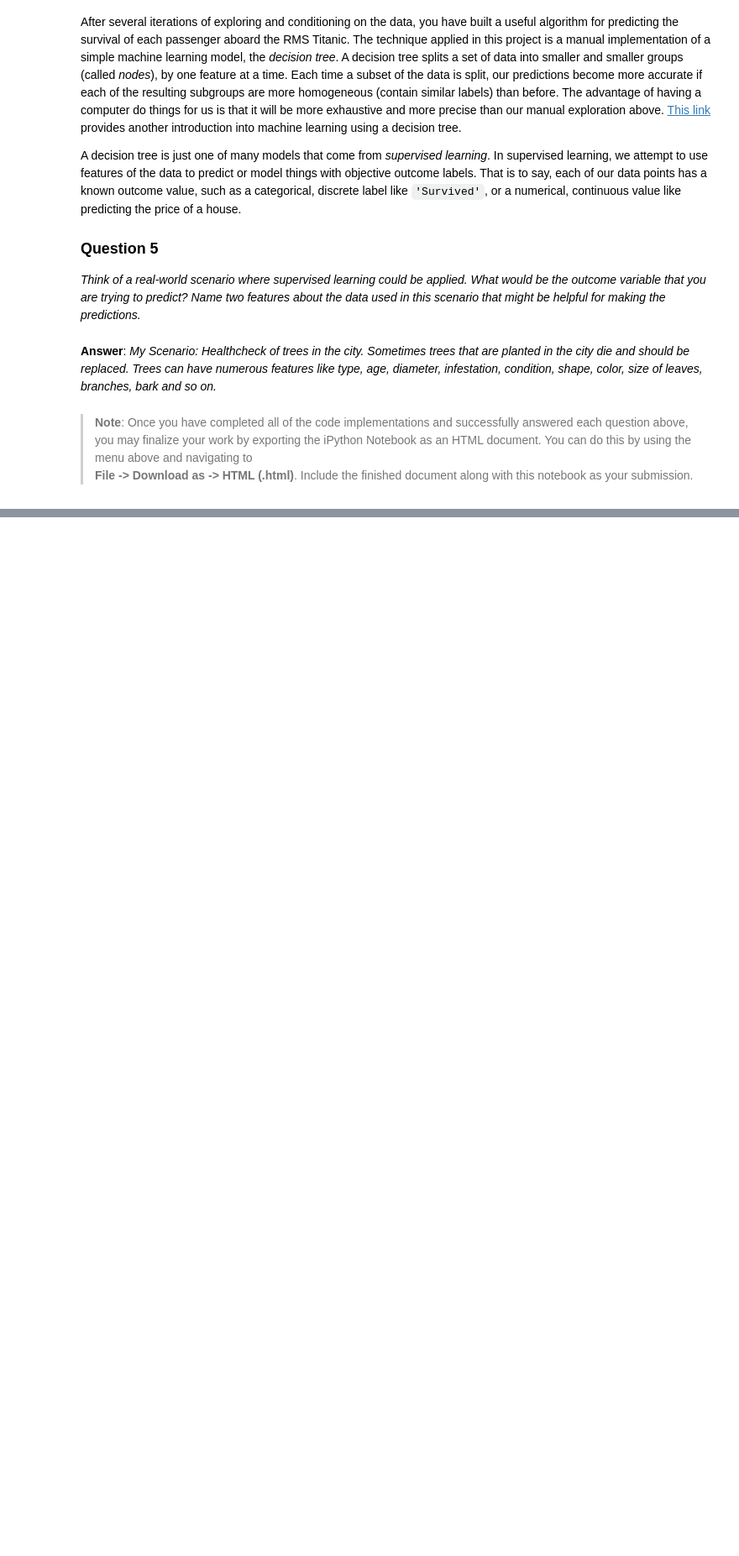
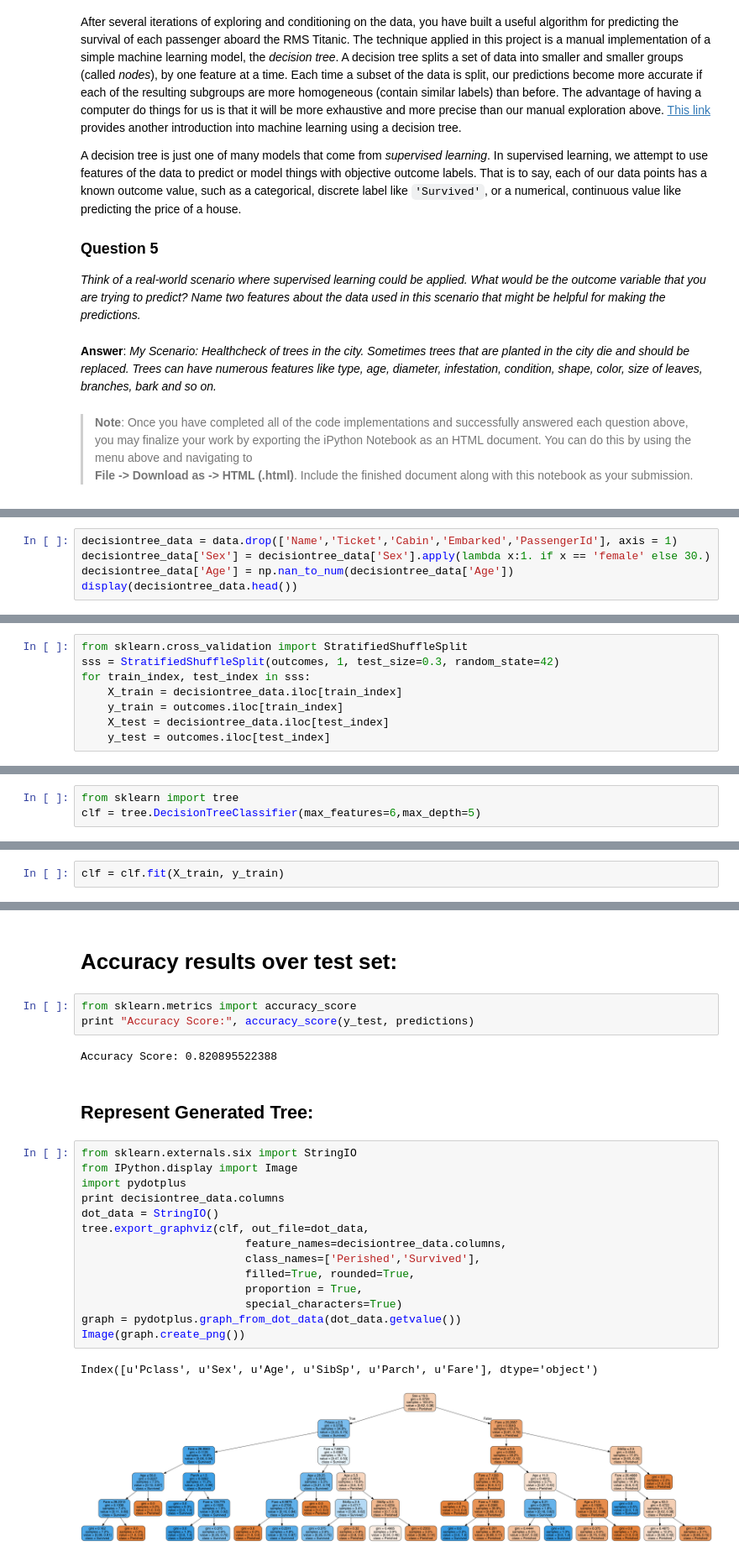
Before and after one commit to laszlokiraly/machine-learning, a Jupyter notebook: projects/titanic_survival_exploration/titanic_survival_exploration.ipynb, the cells around one changed output, grey strips where cells are left out. Shown at 84% size. Drawn from its saved outputs; the diff is of its cells as text; blank space fills up the shorter version.

```diff
--- a/projects/titanic_survival_exploration/titanic_survival_exploration.ipynb
+++ b/projects/titanic_survival_exploration/titanic_survival_exploration.ipynb
@@ -277,0 +286,5 @@ A decision tree is just one of many models that come from *supervised learning*.
+# %%
+decisiontree_data = data.drop(['Name','Ticket','Cabin','Embarked','PassengerId'], axis = 1)
+decisiontree_data['Sex'] = decisiontree_data['Sex'].apply(lambda x:1. if x == 'female' else 30.)
+decisiontree_data['Age'] = np.nan_to_num(decisiontree_data['Age'])
+display(decisiontree_data.head())
@@ -277,0 +300,8 @@ A decision tree is just one of many models that come from *supervised learning*.
+# %%
+from sklearn.cross_validation import StratifiedShuffleSplit
+sss = StratifiedShuffleSplit(outcomes, 1, test_size=0.3, random_state=42)
+for train_index, test_index in sss:
+    X_train = decisiontree_data.iloc[train_index]
+    y_train = outcomes.iloc[train_index]
+    X_test = decisiontree_data.iloc[test_index]
+    y_test = outcomes.iloc[test_index]
@@ -277,0 +310,3 @@ A decision tree is just one of many models that come from *supervised learning*.
+# %%
+from sklearn import tree
+clf = tree.DecisionTreeClassifier(max_features=6,max_depth=5)
@@ -277,0 +315,2 @@ A decision tree is just one of many models that come from *supervised learning*.
+# %%
+clf = clf.fit(X_train, y_train)
@@ -277,0 +321,26 @@ A decision tree is just one of many models that come from *supervised learning*.
+# %% [markdown]
+# Accuracy results over test set:
+# %%
+from sklearn.metrics import accuracy_score
+print "Accuracy Score:", accuracy_score(y_test, predictions)
+# %% [output]
+Accuracy Score: 0.820895522388
+# %% [markdown]
+## Represent Generated Tree:
+# %%
+from sklearn.externals.six import StringIO
+from IPython.display import Image
+import pydotplus
+print decisiontree_data.columns
+dot_data = StringIO()
+tree.export_graphviz(clf, out_file=dot_data,
+                         feature_names=decisiontree_data.columns,
+                         class_names=['Perished','Survived'],
+                         filled=True, rounded=True,
+                         proportion = True,
+                         special_characters=True)
+graph = pydotplus.graph_from_dot_data(dot_data.getvalue())
+Image(graph.create_png())
+# %% [output]
+Index([u'Pclass', u'Sex', u'Age', u'SibSp', u'Parch', u'Fare'], dtype='object')
+[figure, added]
```
Also changed, not shown: parts of 8 cells of this notebook.
